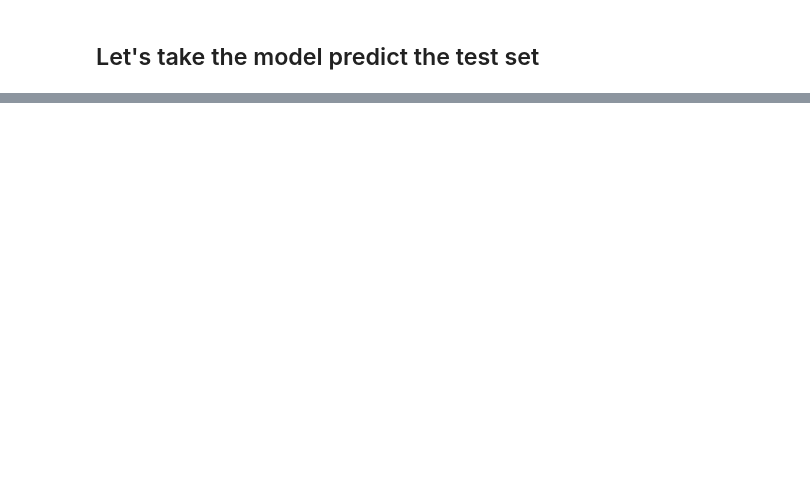
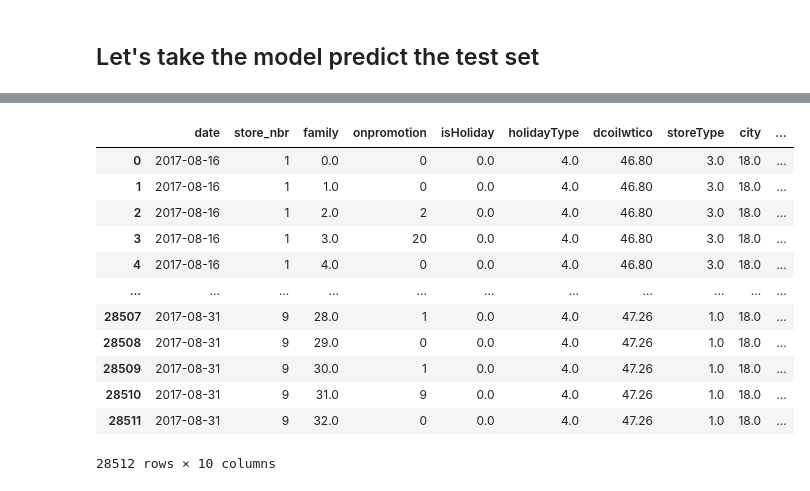
Before and after one commit to Kamyarb/StoreSales_TimeseriesForecasting, a Jupyter notebook: storeSale.ipynb, the cells around one changed output, grey strips where cells are left out. Saved outputs shown, nothing was run; the diff lists cells and outputs as text; code cells hidden in the pictures; blank space fills up the shorter version.

```diff
--- a/storeSale.ipynb
+++ b/storeSale.ipynb
@@ -244,0 +277,16 @@ df_test[['id','sales']].set_index('id').to_csv('submit.csv')
+# %%
+df_test
+# %% [output]
+|  | date | store_nbr | family | onpromotion | isHoliday | holidayType | dcoilwtico | storeType | city | ... |
+| 0 | 2017-08-16 | 1 | 0.0 | 0 | 0.0 | 4.0 | 46.80 | 3.0 | 18.0 | ... |
+| 1 | 2017-08-16 | 1 | 1.0 | 0 | 0.0 | 4.0 | 46.80 | 3.0 | 18.0 | ... |
+| 2 | 2017-08-16 | 1 | 2.0 | 2 | 0.0 | 4.0 | 46.80 | 3.0 | 18.0 | ... |
+| 3 | 2017-08-16 | 1 | 3.0 | 20 | 0.0 | 4.0 | 46.80 | 3.0 | 18.0 | ... |
+| 4 | 2017-08-16 | 1 | 4.0 | 0 | 0.0 | 4.0 | 46.80 | 3.0 | 18.0 | ... |
+| ... | ... | ... | ... | ... | ... | ... | ... | ... | ... | ... |
+| 28507 | 2017-08-31 | 9 | 28.0 | 1 | 0.0 | 4.0 | 47.26 | 1.0 | 18.0 | ... |
+| 28508 | 2017-08-31 | 9 | 29.0 | 0 | 0.0 | 4.0 | 47.26 | 1.0 | 18.0 | ... |
+| 28509 | 2017-08-31 | 9 | 30.0 | 1 | 0.0 | 4.0 | 47.26 | 1.0 | 18.0 | ... |
+| 28510 | 2017-08-31 | 9 | 31.0 | 9 | 0.0 | 4.0 | 47.26 | 1.0 | 18.0 | ... |
+| 28511 | 2017-08-31 | 9 | 32.0 | 0 | 0.0 | 4.0 | 47.26 | 1.0 | 18.0 | ... |
+28512 rows × 10 columns
```
Also changed, not shown: parts of 19 cells of this notebook.
